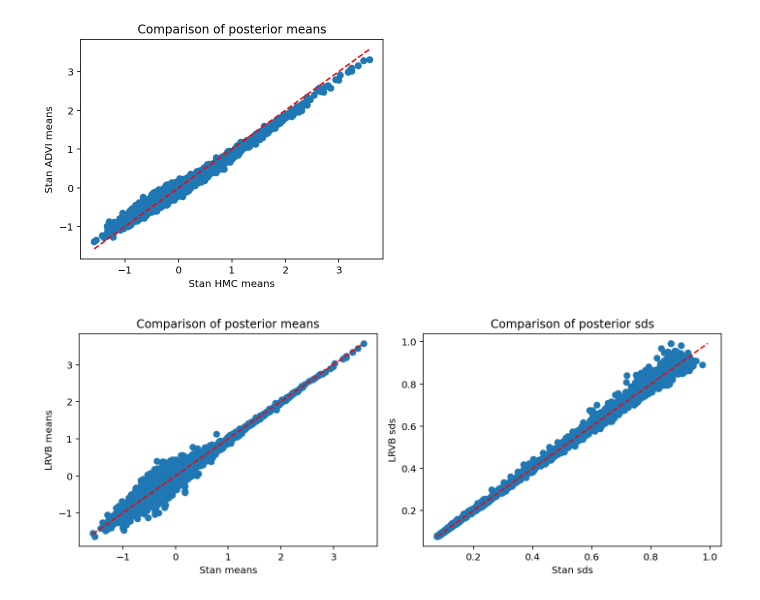
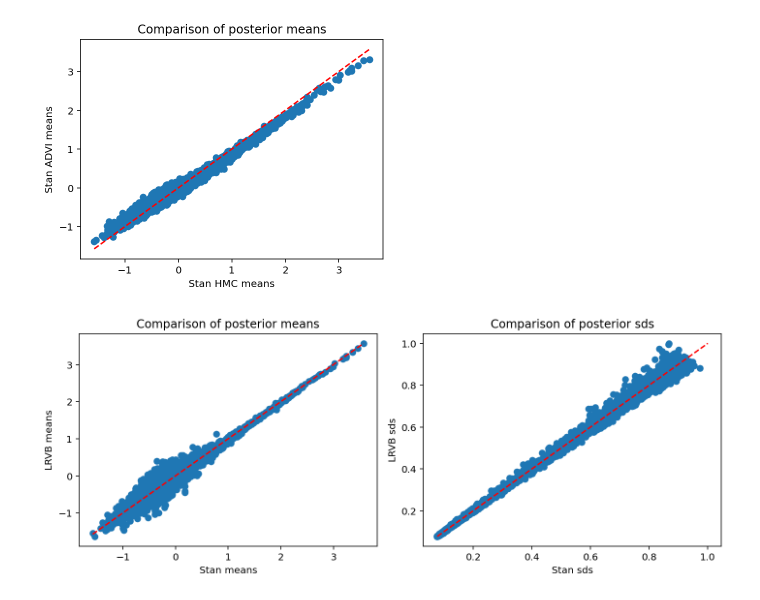
Before and after one commit to martiningram/jax_advi, a Jupyter notebook: examples/Tennis example.ipynb, the cells around one changed output. Saved outputs shown, nothing was run; the diff lists cells and outputs as text; code cells hidden in the pictures.

```diff
--- a/examples/Tennis example.ipynb
+++ b/examples/Tennis example.ipynb
@@ -217,32 +217,36 @@ from jax_advi.lrvb import compute_lrvb_covariance, get_posterior_draws_lrvb
 
 lrvb_free_sds, lrvb_cov_mat = compute_lrvb_covariance(
     result['final_var_params_flat'], result['objective_fun'], result['shape_summary'], batch_size=8)
+# %%
+# Make draws from the LRVB objective
+lrvb_draws = get_posterior_draws_lrvb(np.split(result['final_var_params_flat'], 2)[0],
+                                     lrvb_cov_mat, result['shape_summary'], theta_constraints, n_draws=4000)
 # %%
 import matplotlib.pyplot as plt
 %matplotlib inline
 
 f, ax = plt.subplots(1, 2)
 
-advi_sds = lrvb_free_sds['player_skills']
+advi_sds = lrvb_draws['player_skills'].std(axis=0)
 
 ax[0].scatter(mean_skills, mean_skills_advi.loc[mean_skills.index])
 ax[0].plot([mean_skills.min(), mean_skills.max()], [mean_skills.min(), mean_skills.max()], color='r', linestyle='--')
 
 ax[1].scatter(player_skills.std(axis=0), advi_sds)
 ax[1].plot([advi_sds.min(), advi_sds.max()], [advi_sds.min(), advi_sds.max()], linestyle='--', color='r')
 
 ax[0].set_title('Comparison of posterior means')
 ax[1].set_title('Comparison of posterior sds')
 
 ax[0].set_xlabel('Stan means')
 ax[0].set_ylabel('LRVB means')
 
 ax[1].set_xlabel('Stan sds')
 ax[1].set_ylabel('LRVB sds')
 
 f.set_size_inches(10, 4)
 f.tight_layout()
 
 plt.savefig('tennis_comparison_lrvb.png', dpi=300)
 # %% [output]
-[figure, old version]
+[figure, new version]
```
Also changed, not shown: 1 other file.
